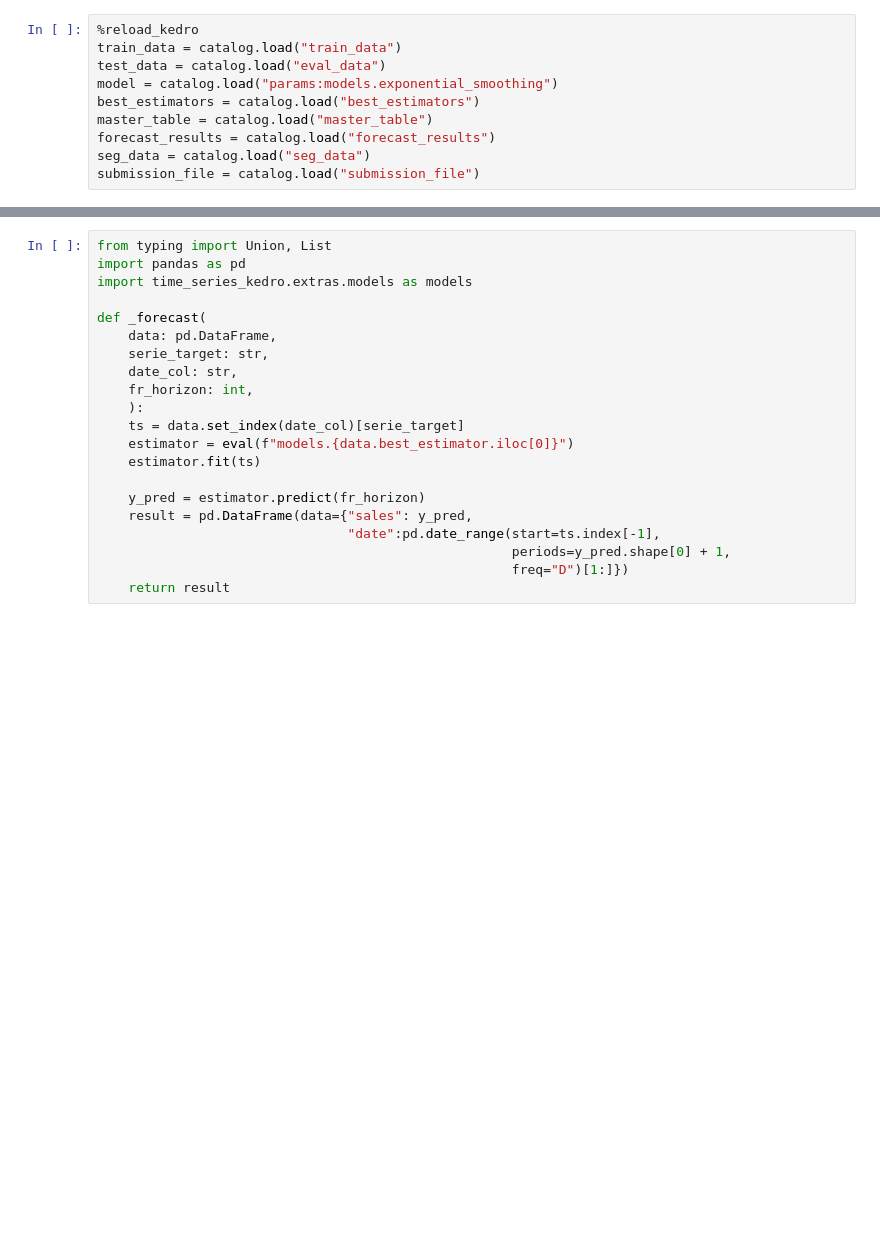
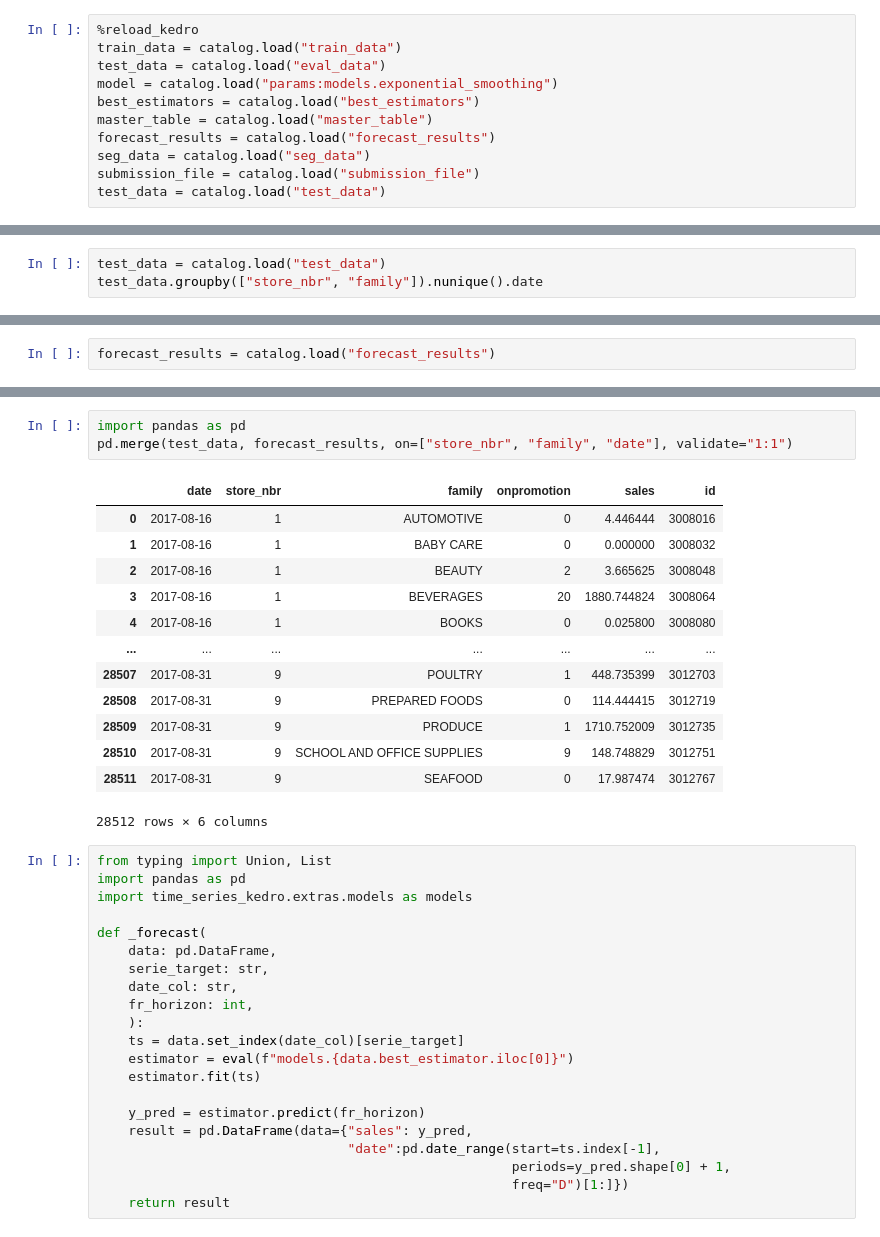
Before and after one commit to matheusfsa/time_series_kedro, a Jupyter notebook: notebooks/training.ipynb, the cells around one changed output, grey strips where cells are left out. Drawn from its saved outputs; the diff is of its cells as text; blank space fills up the shorter version.

Commit message:
forecast adjusts, kaggle score: 0.59232

```diff
--- a/notebooks/training.ipynb
+++ b/notebooks/training.ipynb
@@ -8,4 +8,5 @@ master_table = catalog.load("master_table")
 forecast_results = catalog.load("forecast_results")
 seg_data = catalog.load("seg_data")
 submission_file = catalog.load("submission_file")
+test_data = catalog.load("test_data")
 # %% [output]
@@ -57,0 +65,3 @@ submission_file
+# %%
+test_data = catalog.load("test_data")
+test_data.groupby(["store_nbr", "family"]).nunique().date
@@ -57,0 +83,2 @@ submission_file
+# %%
+forecast_results = catalog.load("forecast_results")
@@ -58,3 +87,20 @@ submission_file
+# %%
+import pandas as pd
+pd.merge(test_data, forecast_results, on=["store_nbr", "family", "date"], validate="1:1")
+# %% [output]
+|  | date | store_nbr | family | onpromotion | sales | id |
+| 0 | 2017-08-16 | 1 | AUTOMOTIVE | 0 | 4.446444 | 3008016 |
+| 1 | 2017-08-16 | 1 | BABY CARE | 0 | 0.000000 | 3008032 |
+| 2 | 2017-08-16 | 1 | BEAUTY | 2 | 3.665625 | 3008048 |
+| 3 | 2017-08-16 | 1 | BEVERAGES | 20 | 1880.744824 | 3008064 |
+| 4 | 2017-08-16 | 1 | BOOKS | 0 | 0.025800 | 3008080 |
+| ... | ... | ... | ... | ... | ... | ... |
+| 28507 | 2017-08-31 | 9 | POULTRY | 1 | 448.735399 | 3012703 |
+| 28508 | 2017-08-31 | 9 | PREPARED FOODS | 0 | 114.444415 | 3012719 |
+| 28509 | 2017-08-31 | 9 | PRODUCE | 1 | 1710.752009 | 3012735 |
+| 28510 | 2017-08-31 | 9 | SCHOOL AND OFFICE SUPPLIES | 9 | 148.748829 | 3012751 |
+| 28511 | 2017-08-31 | 9 | SEAFOOD | 0 | 17.987474 | 3012767 |
+28512 rows × 6 columns
 # %%
 from typing import Union, List
 import pandas as pd
```
Also changed, not shown: parts of 6 cells of this notebook, 4 other files.
